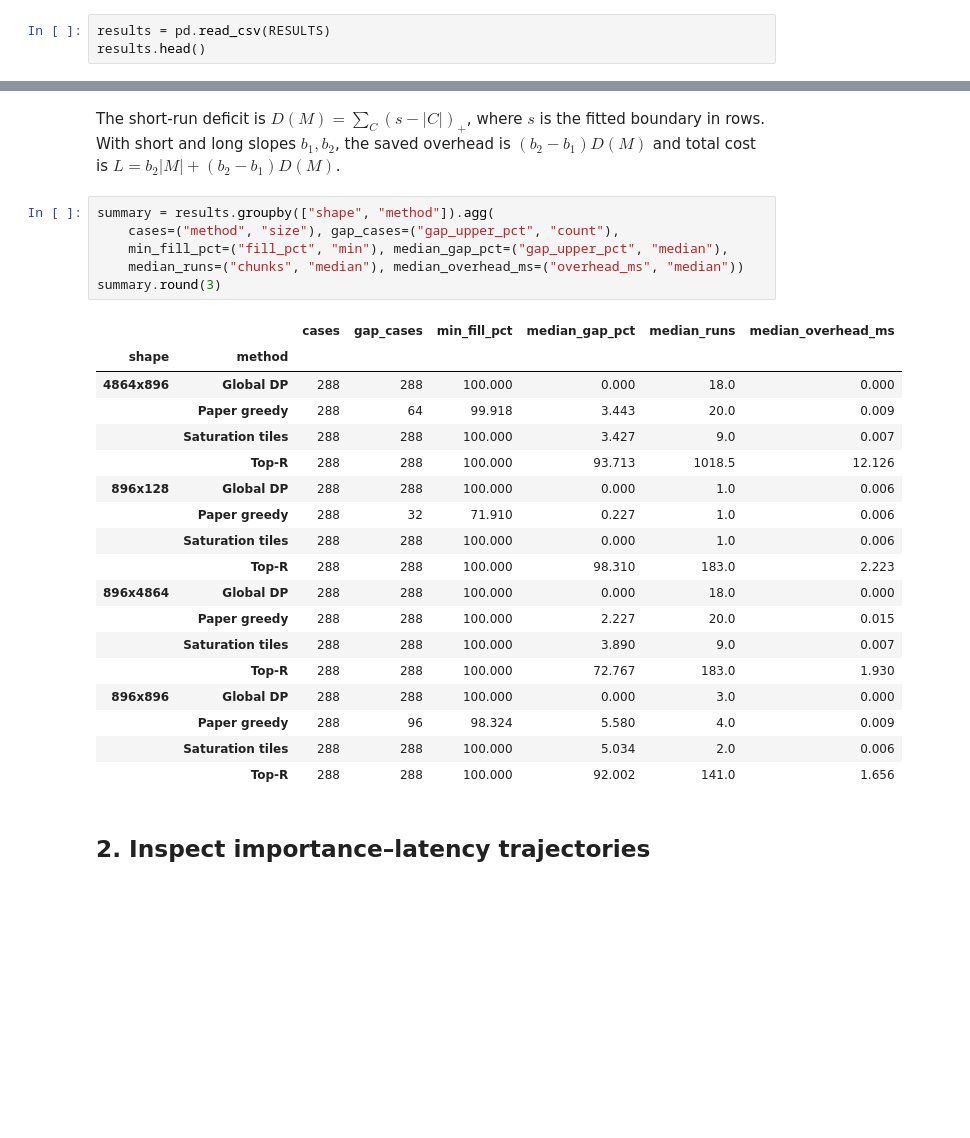
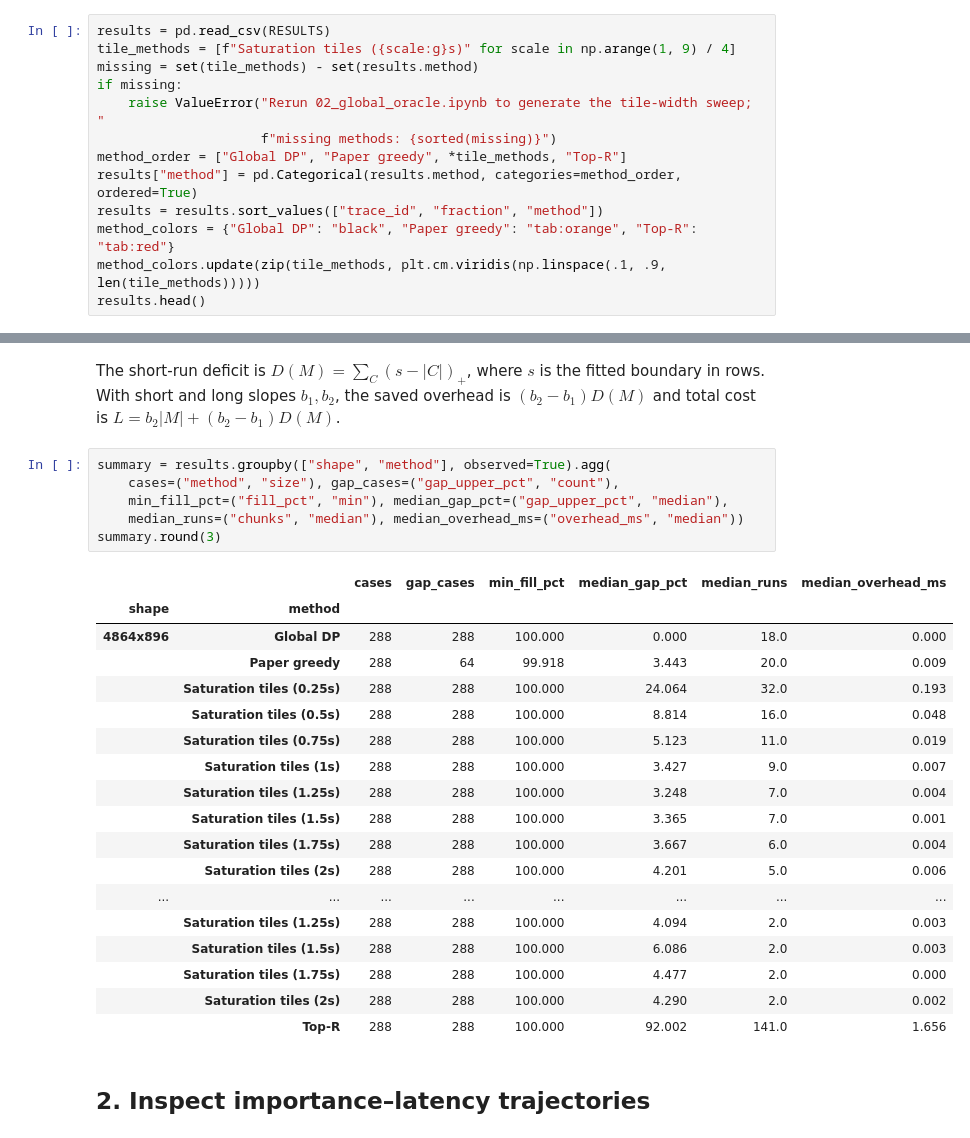
Before and after one commit to yabsed/vlm-in-flash-jupyter, a Jupyter notebook: results/02/02_analyze_oracle.ipynb, the cells around one changed output, grey strips where cells are left out. Saved outputs shown, nothing was run; the diff lists cells and outputs as text; blank space fills up the shorter version.

```diff
--- a/results/02/02_analyze_oracle.ipynb
+++ b/results/02/02_analyze_oracle.ipynb
@@ -16,6 +16,16 @@ import matplotlib.pyplot as plt
 RESULTS = Path("oracle_results_fixed_r.csv")
 # %%
 results = pd.read_csv(RESULTS)
+tile_methods = [f"Saturation tiles ({scale:g}s)" for scale in np.arange(1, 9) / 4]
+missing = set(tile_methods) - set(results.method)
+if missing:
+    raise ValueError("Rerun 02_global_oracle.ipynb to generate the tile-width sweep; "
+                     f"missing methods: {sorted(missing)}")
+method_order = ["Global DP", "Paper greedy", *tile_methods, "Top-R"]
+results["method"] = pd.Categorical(results.method, categories=method_order, ordered=True)
+results = results.sort_values(["trace_id", "fraction", "method"])
+method_colors = {"Global DP": "black", "Paper greedy": "tab:orange", "Top-R": "tab:red"}
+method_colors.update(zip(tile_methods, plt.cm.viridis(np.linspace(.1, .9, len(tile_methods)))))
 results.head()
 # %% [output]
 |  | trace_id | shape | prompt | fraction | N | R_nominal | R_selected | fill_pct | method | status | ... |
@@ -48,29 +59,29 @@ plt.show()
 # %% [markdown]
 The short-run deficit is $D(M)=\sum_C(s-|C|)_+$, where $s$ is the fitted boundary in rows. With short and long slopes $b_1,b_2$, the saved overhead is $(b_2-b_1)D(M)$ and total cost is $L=b_2|M|+(b_2-b_1)D(M)$.
 # %%
-summary = results.groupby(["shape", "method"]).agg(
+summary = results.groupby(["shape", "method"], observed=True).agg(
     cases=("method", "size"), gap_cases=("gap_upper_pct", "count"),
     min_fill_pct=("fill_pct", "min"), median_gap_pct=("gap_upper_pct", "median"),
     median_runs=("chunks", "median"), median_overhead_ms=("overhead_ms", "median"))
 summary.round(3)
 # %% [output]
 |  |  | cases | gap_cases | min_fill_pct | median_gap_pct | median_runs | median_overhead_ms |
 | shape | method |  |  |  |  |  |  |
 | 4864x896 | Global DP | 288 | 288 | 100.000 | 0.000 | 18.0 | 0.000 |
 |  | Paper greedy | 288 | 64 | 99.918 | 3.443 | 20.0 | 0.009 |
-|  | Saturation tiles | 288 | 288 | 100.000 | 3.427 | 9.0 | 0.007 |
-|  | Top-R | 288 | 288 | 100.000 | 93.713 | 1018.5 | 12.126 |
-| 896x128 | Global DP | 288 | 288 | 100.000 | 0.000 | 1.0 | 0.006 |
-|  | Paper greedy | 288 | 32 | 71.910 | 0.227 | 1.0 | 0.006 |
-|  | Saturation tiles | 288 | 288 | 100.000 | 0.000 | 1.0 | 0.006 |
-|  | Top-R | 288 | 288 | 100.000 | 98.310 | 183.0 | 2.223 |
-| 896x4864 | Global DP | 288 | 288 | 100.000 | 0.000 | 18.0 | 0.000 |
-|  | Paper greedy | 288 | 288 | 100.000 | 2.227 | 20.0 | 0.015 |
-|  | Saturation tiles | 288 | 288 | 100.000 | 3.890 | 9.0 | 0.007 |
-|  | Top-R | 288 | 288 | 100.000 | 72.767 | 183.0 | 1.930 |
-| 896x896 | Global DP | 288 | 288 | 100.000 | 0.000 | 3.0 | 0.000 |
-|  | Paper greedy | 288 | 96 | 98.324 | 5.580 | 4.0 | 0.009 |
-|  | Saturation tiles | 288 | 288 | 100.000 | 5.034 | 2.0 | 0.006 |
+|  | Saturation tiles (0.25s) | 288 | 288 | 100.000 | 24.064 | 32.0 | 0.193 |
+|  | Saturation tiles (0.5s) | 288 | 288 | 100.000 | 8.814 | 16.0 | 0.048 |
+|  | Saturation tiles (0.75s) | 288 | 288 | 100.000 | 5.123 | 11.0 | 0.019 |
+|  | Saturation tiles (1s) | 288 | 288 | 100.000 | 3.427 | 9.0 | 0.007 |
+|  | Saturation tiles (1.25s) | 288 | 288 | 100.000 | 3.248 | 7.0 | 0.004 |
+|  | Saturation tiles (1.5s) | 288 | 288 | 100.000 | 3.365 | 7.0 | 0.001 |
+|  | Saturation tiles (1.75s) | 288 | 288 | 100.000 | 3.667 | 6.0 | 0.004 |
+|  | Saturation tiles (2s) | 288 | 288 | 100.000 | 4.201 | 5.0 | 0.006 |
+| ... | ... | ... | ... | ... | ... | ... | ... |
+|  | Saturation tiles (1.25s) | 288 | 288 | 100.000 | 4.094 | 2.0 | 0.003 |
+|  | Saturation tiles (1.5s) | 288 | 288 | 100.000 | 6.086 | 2.0 | 0.003 |
+|  | Saturation tiles (1.75s) | 288 | 288 | 100.000 | 4.477 | 2.0 | 0.000 |
+|  | Saturation tiles (2s) | 288 | 288 | 100.000 | 4.290 | 2.0 | 0.002 |
 |  | Top-R | 288 | 288 | 100.000 | 92.002 | 141.0 | 1.656 |
 # %% [markdown]
 ## 2. Inspect importance–latency trajectories
```
Also changed, not shown: parts of 8 cells of this notebook, 2 other files.
